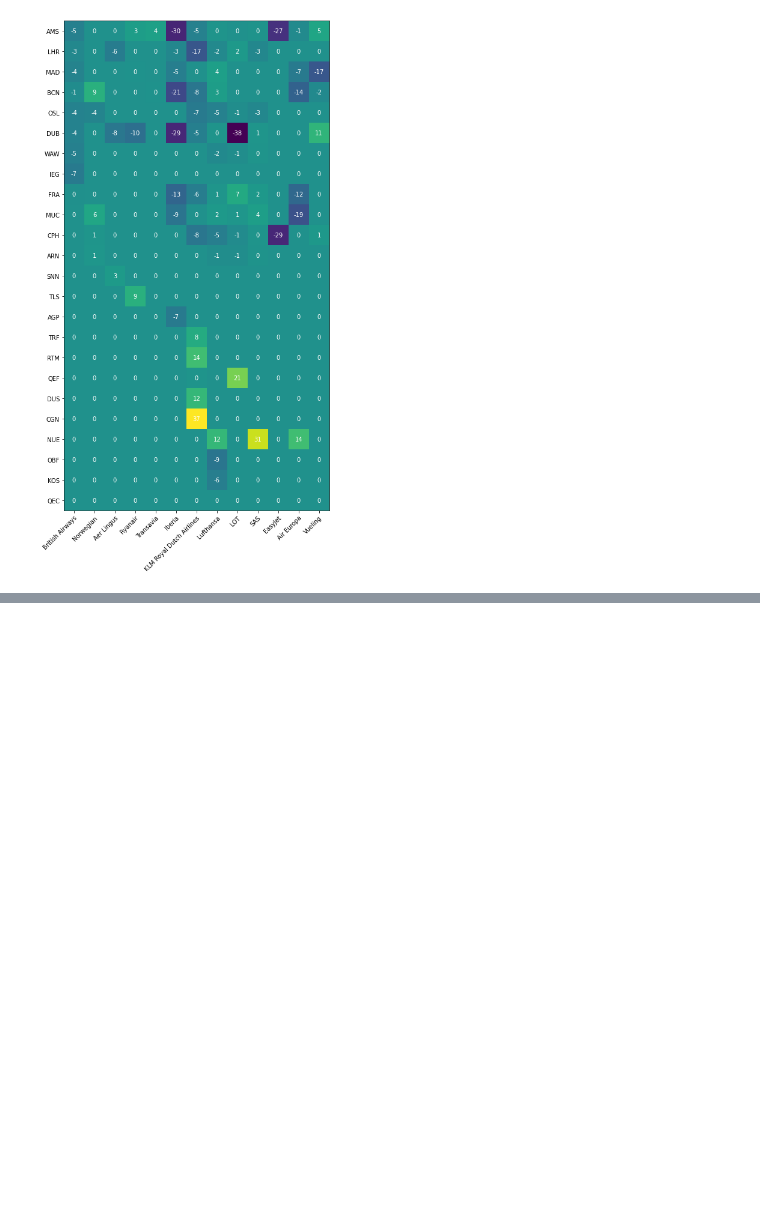
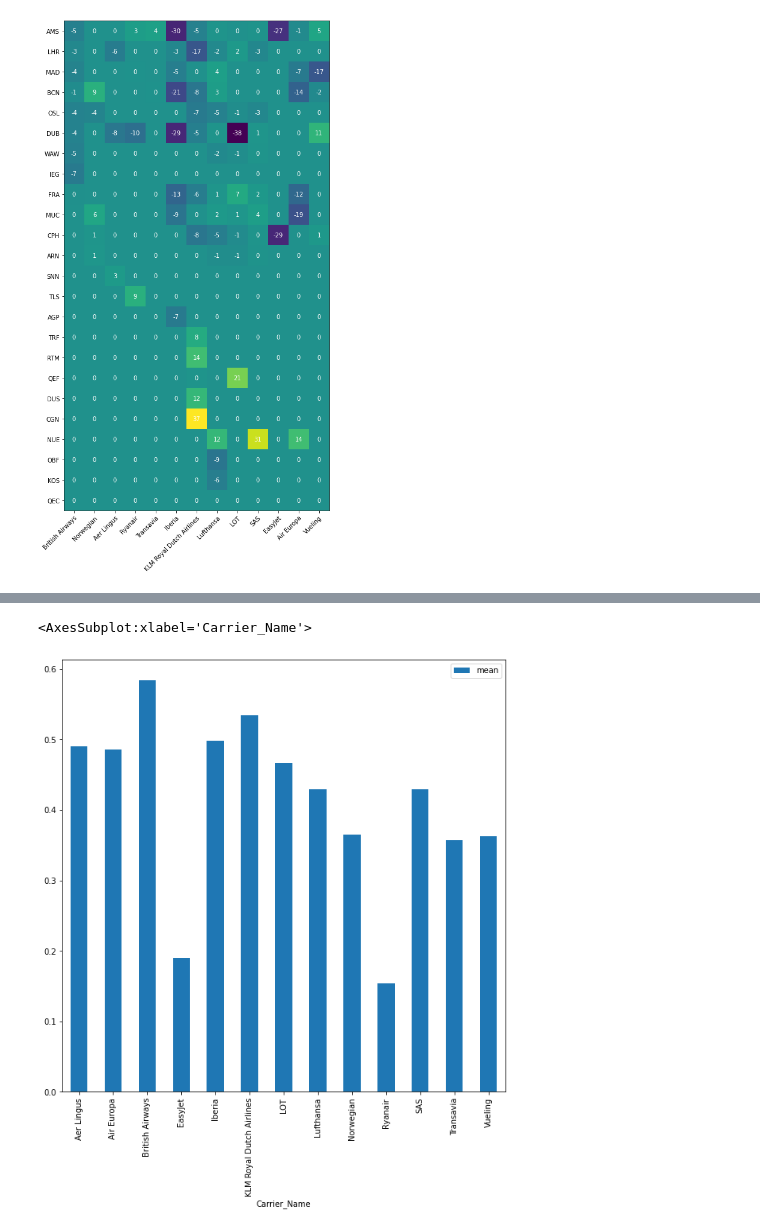
Before and after one commit to nonstoptimm/aviation.ai, a Jupyter notebook: notebooks/EDA_correlations.ipynb, the cells around one changed output, grey strips where cells are left out. Cells and saved outputs as stored; diff of their text form; code cells hidden in the pictures; blank space fills up the shorter version.

```diff
--- a/notebooks/EDA_correlations.ipynb
+++ b/notebooks/EDA_correlations.ipynb
@@ -124,0 +255,2 @@ plt.show()
+# %%
+data["ExpTime"] = data.ETA.apply(hours_to_int) - data.ETD.apply(hours_to_int)
@@ -124,0 +266,2 @@ plt.show()
+# %%
+exp_time = data[data.ExpTime > 0]
@@ -124,0 +304,20 @@ plt.show()
+# %%
+## expcted flight times on airline level
+
+# groupby airline, route
+carrier_exp_time = exp_time.groupby(["Carrier_Name", "Route"])
+
+# filter routes with only one carrier
+
+# normalize (min-max-scaling) flight time per route
+def min_max_scaler(x):
+    num = x - min(x)
+    denom = max(x) - min(x)
+    if denom == 0:
+        return (x/x - 1)
+    return num/denom
+
+exp_time["ExpTimeNorm"] = carrier_exp_time["ExpTime"].apply(min_max_scaler)
+
+# plot route times per airline
+#exp_time.groupby("Carrier_Name").mean()["ExpTimeNorm"]
@@ -124,0 +329,3 @@ plt.show()
+# %%
+carrier_exp_table = exp_time.groupby("Carrier_Name").agg(["mean"])["ExpTimeNorm"]
+exp_time.groupby("Carrier_Name").agg(["count", "mean"])["ExpTimeNorm"]
@@ -124,0 +348,5 @@ plt.show()
+# %%
+carrier_exp_table.plot.bar(figsize=(10,10))
+# %% [output]
+<AxesSubplot:xlabel='Carrier_Name'>
+[figure, added]
```
Also changed, not shown: parts of 32 cells of this notebook.
